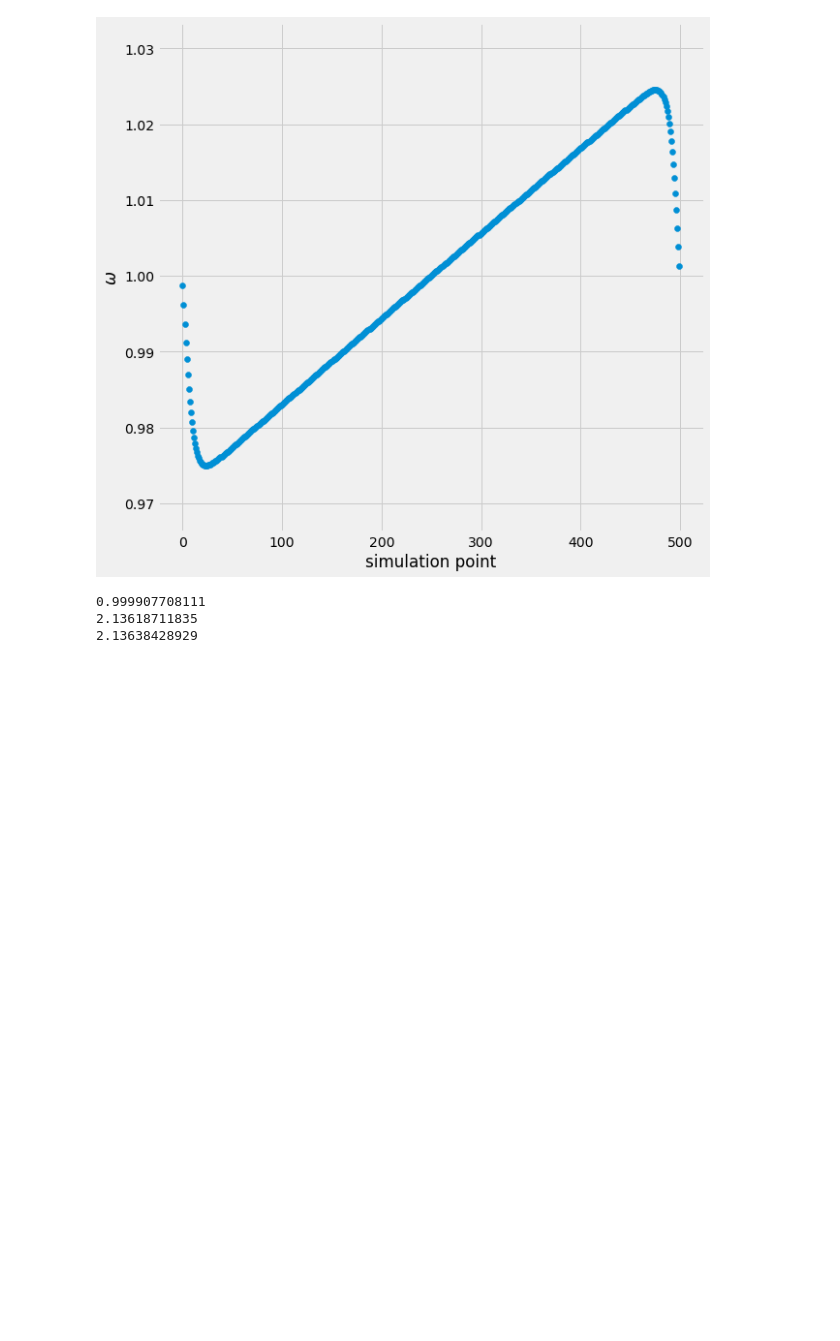
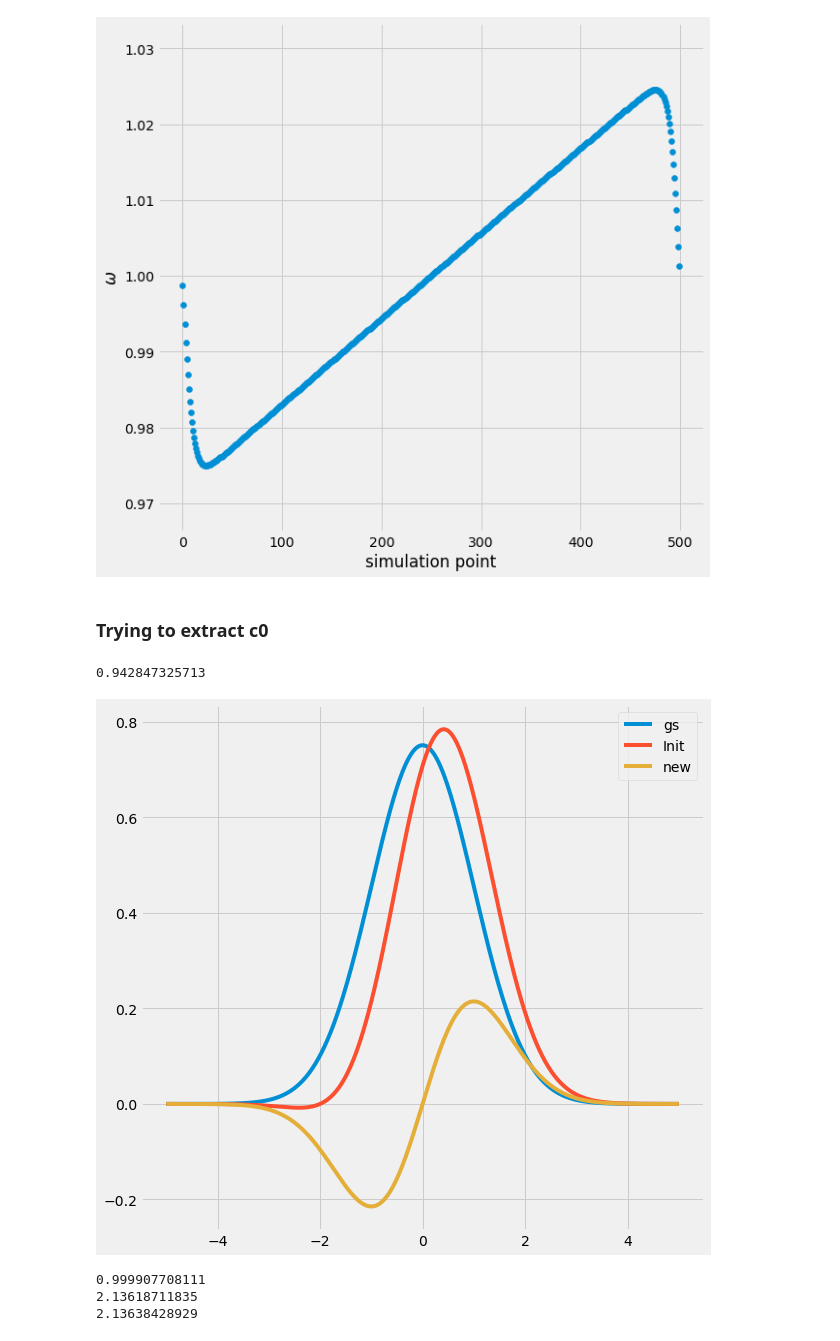
Before and after one commit to ianhi/courses, a Jupyter notebook: AC274/HW/HW_4/HW_4.ipynb, the cells around one changed output. Cells and saved outputs as stored; diff of their text form; code cells hidden in the pictures; blank space fills up the shorter version.

```diff
--- a/AC274/HW/HW_4/HW_4.ipynb
+++ b/AC274/HW/HW_4/HW_4.ipynb
@@ -153,6 +191,30 @@ plt.show()
 # %% [output]
 [figure]
 [figure]
+# %% [markdown]
+### Trying to extract c0
+# %%
+
+norm = np.sqrt(np.trapz(f[0]**2,x))
+psi_0  =out[1][-1]
+norm_0 = np.sqrt(np.trapz(psi_0**2,x))
+plt.plot(x,psi_0/norm_0,label='gs')
+plt.plot(x,f[0]/norm,label='Init')
+
+init_norm = f[0]/norm
+gs_norm = psi_0/norm_0
+
+c0 = np.trapz(init_norm*gs_norm,x)
+print(c0)
+
+new_start = init_norm - c0*gs_norm
+plt.plot(x,new_start,label='new')
+plt.legend()
+
+plt.show()
+# %% [output]
+0.942847325713
+[figure, added]
 # %%
 print(np.average(1/a[1]))
 print(np.average(1/a2[1]))
```
Also changed, not shown: parts of 3 cells of this notebook.
